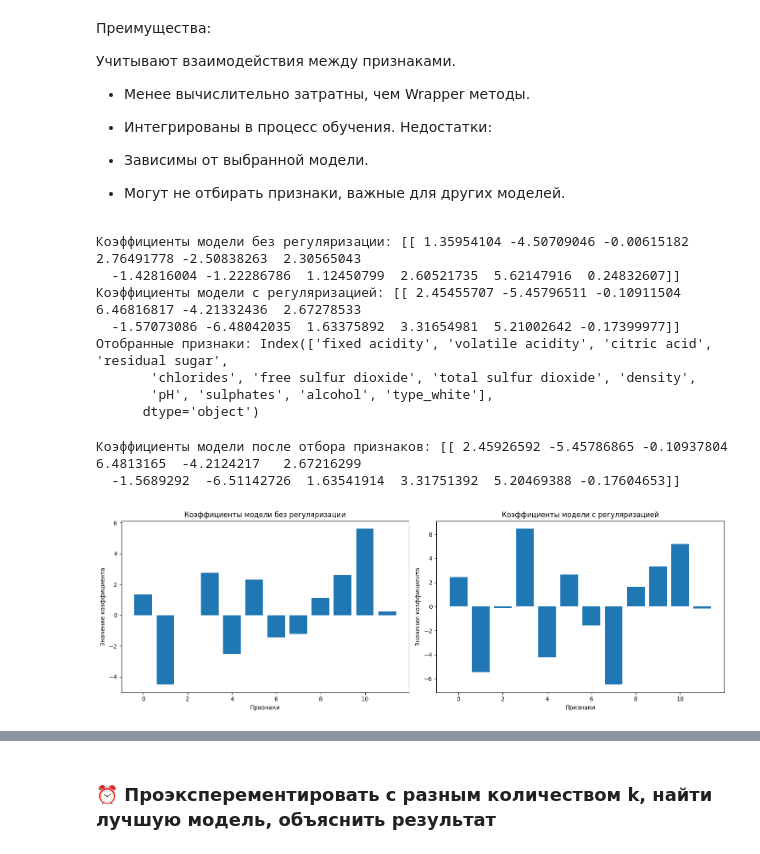
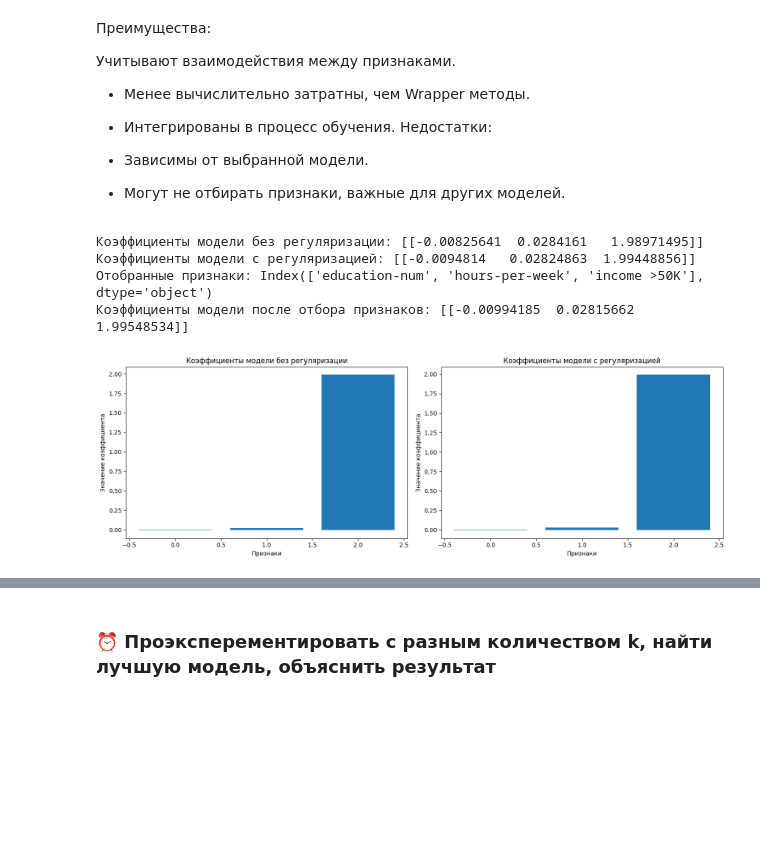
Before and after one commit to aintproud/web-python, a Jupyter notebook: Практика_3.ipynb, the cells around one changed output, grey strips where cells are left out. Saved outputs shown, nothing was run; the diff lists cells and outputs as text; code cells hidden in the pictures; blank space fills up the shorter version.

```diff
--- a/Практика_3.ipynb
+++ b/Практика_3.ipynb
@@ -165,9 +146,9 @@ X_processed
 # %%
-# Выбираем числовые признаки
-numeric_features = X_processed.select_dtypes(include=['float64']).columns.tolist()
+# # Выбираем числовые признаки
+numeric_features =['capital-gain', 'capital-loss']
 
-# Инициализируем scaler
+# # Инициализируем scaler
 scaler = MinMaxScaler()
 
-# Применяем нормализацию
+# # Применяем нормализацию
 X_processed[numeric_features] = scaler.fit_transform(X_processed[numeric_features])
@@ -256,5 +235,5 @@ def train_and_evaluate(X, Y):
 
     return model
 # %%
-train_and_evaluate(X_processed, Y)
+train_and_evaluate(X_processed.select_dtypes(include=['int']), Y)
 # %% [output]
@@ -495,3 +487,7 @@ X_processed
 **SelectFwe**: Select features based on family-wise error rate.
 
 **GenericUnivariateSelect**: Univariate feature selector with configurable mode.
+# %%
+# Применяем SelectKBest для выбора 5 лучших признаков
+selector = SelectKBest(score_func=f_classif, k=2)
+X_kbest = selector.fit_transform(X_processed, Y)
@@ -547,10 +547,10 @@ from sklearn.linear_model import LogisticRegression
 base_model = LogisticRegression(max_iter=1000)
 
 # Инициализируем RFE для выбора 5 лучших признаков
-rfe = RFE(estimator=base_model, n_features_to_select=5)
-rfe.fit(X_processed, Y)
+rfe = RFE(estimator=base_model, n_features_to_select=2)
+rfe.fit(X_processed.select_dtypes(include=['int']), Y)
 
 # Получаем список отобранных признаков
-selected_features = X_processed.columns[rfe.support_]
+selected_features = X_processed.select_dtypes(include=['int']).columns[rfe.support_]
 print("Отобранные признаки:", selected_features)
 # %% [output]
@@ -596,7 +594,7 @@ import matplotlib.pyplot as plt
 
 # Обучаем модель без регуляризации
 model_no_penalty = LogisticRegression(solver='lbfgs', max_iter=1000)
-model_no_penalty.fit(X_processed, Y)
+model_no_penalty.fit(X_processed.select_dtypes(include=['int']), Y)
 
 # Выводим коэффициенты модели без регуляризации
 coefficients_no_penalty = model_no_penalty.coef_
@@ -606,7 +604,7 @@ print("Коэффициенты модели без регуляризации:"
 model_with_penalty = LogisticRegression(penalty='l1', solver='liblinear', max_iter=1000)
 
 # Обучаем модель с регуляризацией
-model_with_penalty.fit(X_processed, Y)
+model_with_penalty.fit(X_processed.select_dtypes(include=['int']), Y)
 
 # Выводим коэффициенты модели с регуляризацией
 coefficients_with_penalty = model_with_penalty.coef_
@@ -614,51 +612,45 @@ print("Коэффициенты модели с регуляризацией:",
 
 # Используем SelectFromModel для отбора признаков
 selector = SelectFromModel(model_with_penalty, prefit=True)
-X_embedded = selector.transform(X_processed)
+X_embedded = selector.transform(X_processed.select_dtypes(include=['int']))
 
 # Получаем список отобранных признаков
-selected_features = X_processed.columns[selector.get_support()]
+selected_features = X_processed.select_dtypes(include=['int']).columns[selector.get_support()]
 print("Отобранные признаки:", selected_features)
 
 # Обучаем модель на отобранных признаках
 model_embedded = LogisticRegression(penalty='l1', solver='liblinear', max_iter=1000)
-model_embedded.fit(X_embedded, Y)
+model_embedded.fit(X_processed.select_dtypes(include=['int']), Y)
 
 # Выводим коэффициенты модели после отбора признаков
 coefficients_embedded = model_embedded.coef_
 print("Коэффициенты модели после отбора признаков:", coefficients_embedded)
 
 # Визуализация коэффициентов моделей
 plt.figure(figsize=(15, 5))
 
 # Коэффициенты модели без регуляризации
 plt.subplot(1, 2, 1)
 plt.bar(range(len(coefficients_no_penalty[0])), coefficients_no_penalty[0])
 plt.title("Коэффициенты модели без регуляризации")
 plt.xlabel("Признаки")
 plt.ylabel("Значение коэффициента")
 
 # Коэффициенты модели с регуляризацией
 plt.subplot(1, 2, 2)
 plt.bar(range(len(coefficients_with_penalty[0])), coefficients_with_penalty[0])
 plt.title("Коэффициенты модели с регуляризацией")
 plt.xlabel("Признаки")
 plt.ylabel("Значение коэффициента")
 
 plt.tight_layout()
 plt.show()
 # %% [output]
-Коэффициенты модели без регуляризации: [[ 1.35954104 -4.50709046 -0.00615182  2.76491778 -2.50838263  2.30565043
-  -1.42816004 -1.22286786  1.12450799  2.60521735  5.62147916  0.24832607]]
-Коэффициенты модели с регуляризацией: [[ 2.45455707 -5.45796511 -0.10911504  6.46816817 -4.21332436  2.67278533
-  -1.57073086 -6.48042035  1.63375892  3.31654981  5.21002642 -0.17399977]]
-Отобранные признаки: Index(['fixed acidity', 'volatile acidity', 'citric acid', 'residual sugar',
-       'chlorides', 'free sulfur dioxide', 'total sulfur dioxide', 'density',
-       'pH', 'sulphates', 'alcohol', 'type_white'],
-      dtype='object')
+Коэффициенты модели без регуляризации: [[-0.00825641  0.0284161   1.98971495]]
+Коэффициенты модели с регуляризацией: [[-0.0094814   0.02824863  1.99448856]]
+Отобранные признаки: Index(['education-num', 'hours-per-week', 'income >50K'], dtype='object')
+Коэффициенты модели после отбора признаков: [[-0.00994185  0.02815662  1.99548534]]
-Коэффициенты модели после отбора признаков: [[ 2.45926592 -5.45786865 -0.10937804  6.4813165  -4.2124217   2.67216299
-  -1.5689292  -6.51142726  1.63541914  3.31751392  5.20469388 -0.17604653]]
-[figure, old version]
+[figure, new version]
 # %%
 # Преобразуем X_embedded в DataFrame
 X_embedded_df = pd.DataFrame(X_embedded, columns=selected_features)
```
Also changed, not shown: parts of 35 cells of this notebook, 1 other file.
